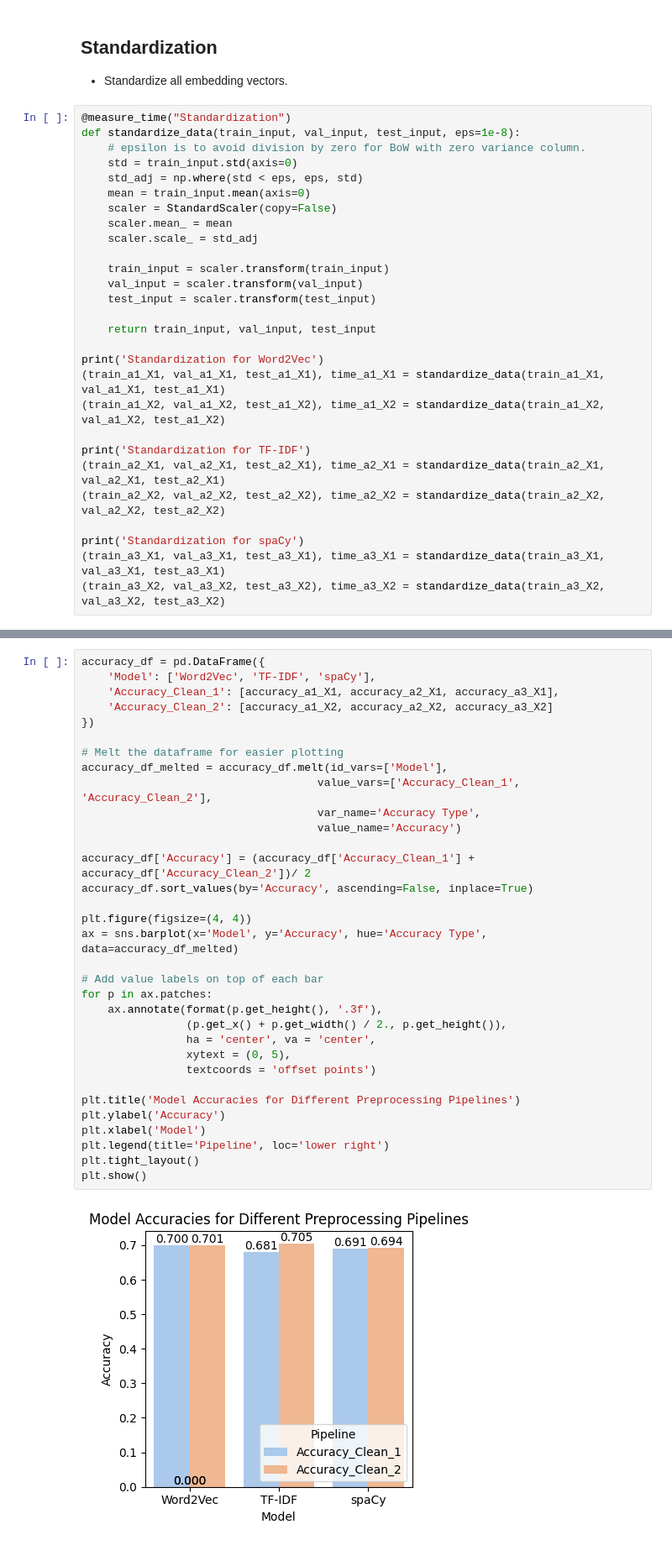
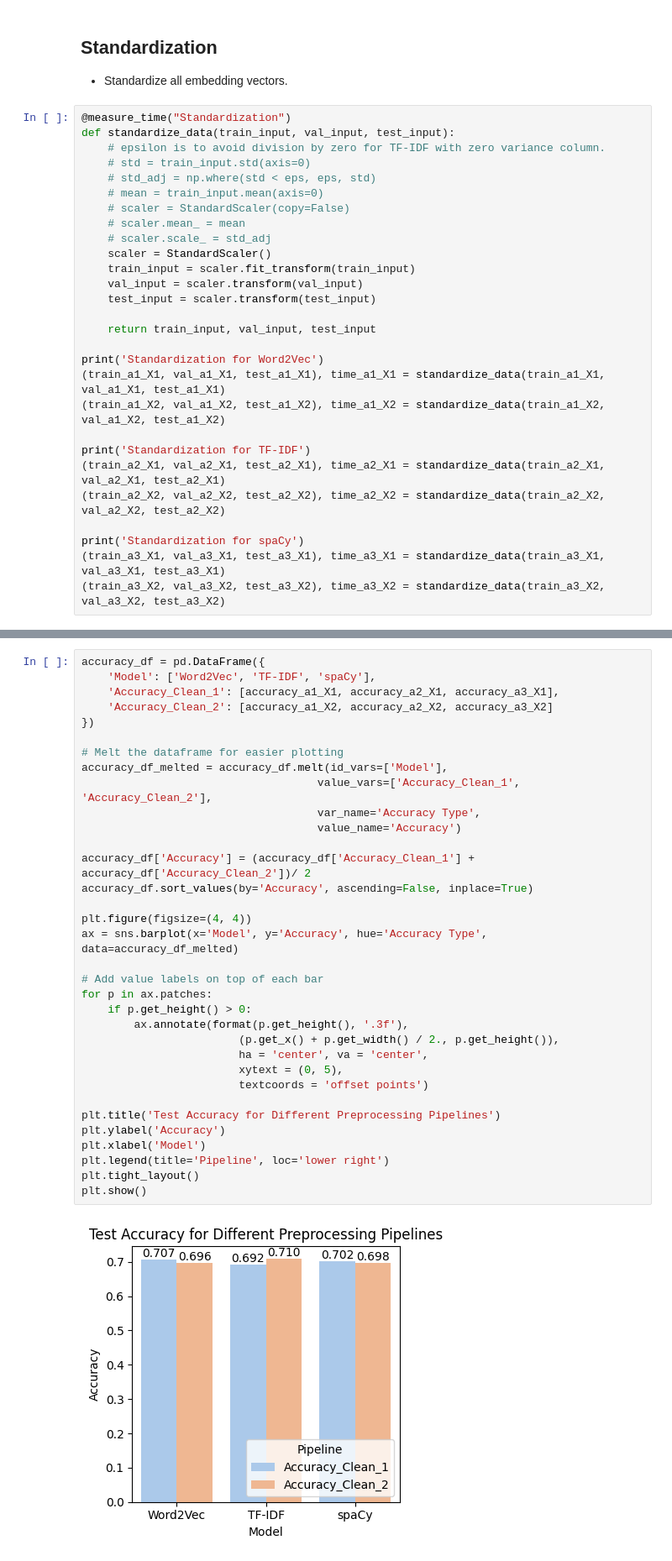
Before and after one commit to innozent/nlp_project1, a Jupyter notebook: Pholsomboon_1254311.ipynb, the cells around one changed output, grey strips where cells are left out. Shown at 84% size. Saved outputs shown, nothing was run; the diff lists cells and outputs as text.

```diff
--- a/Pholsomboon_1254311.ipynb
+++ b/Pholsomboon_1254311.ipynb
@@ -334,16 +338,16 @@ plt.show()
 - Standardize all embedding vectors.
 # %%
 @measure_time("Standardization")
-def standardize_data(train_input, val_input, test_input, eps=1e-8):
-    # epsilon is to avoid division by zero for BoW with zero variance column.
-    std = train_input.std(axis=0)
-    std_adj = np.where(std < eps, eps, std)
-    mean = train_input.mean(axis=0)
-    scaler = StandardScaler(copy=False)
-    scaler.mean_ = mean
-    scaler.scale_ = std_adj
-
-    train_input = scaler.transform(train_input)
+def standardize_data(train_input, val_input, test_input):
+    # epsilon is to avoid division by zero for TF-IDF with zero variance column.
+    # std = train_input.std(axis=0)
+    # std_adj = np.where(std < eps, eps, std)
+    # mean = train_input.mean(axis=0)
+    # scaler = StandardScaler(copy=False)
+    # scaler.mean_ = mean
+    # scaler.scale_ = std_adj
+    scaler = StandardScaler()
+    train_input = scaler.fit_transform(train_input)
     val_input = scaler.transform(val_input)
     test_input = scaler.transform(test_input)
 
@@ -562,38 +579,39 @@ Training model pair              :       5.20 seconds
 # %%
 accuracy_df = pd.DataFrame({
     'Model': ['Word2Vec', 'TF-IDF', 'spaCy'],
     'Accuracy_Clean_1': [accuracy_a1_X1, accuracy_a2_X1, accuracy_a3_X1],
     'Accuracy_Clean_2': [accuracy_a1_X2, accuracy_a2_X2, accuracy_a3_X2]
 })
 
 # Melt the dataframe for easier plotting
 accuracy_df_melted = accuracy_df.melt(id_vars=['Model'],
                                     value_vars=['Accuracy_Clean_1', 'Accuracy_Clean_2'],
                                     var_name='Accuracy Type',
                                     value_name='Accuracy')
 
 accuracy_df['Accuracy'] = (accuracy_df['Accuracy_Clean_1'] + accuracy_df['Accuracy_Clean_2'])/ 2
 accuracy_df.sort_values(by='Accuracy', ascending=False, inplace=True)
 
 plt.figure(figsize=(4, 4))
 ax = sns.barplot(x='Model', y='Accuracy', hue='Accuracy Type', data=accuracy_df_melted)
 
 # Add value labels on top of each bar
 for p in ax.patches:
-    ax.annotate(format(p.get_height(), '.3f'),
-                (p.get_x() + p.get_width() / 2., p.get_height()),
-                ha = 'center', va = 'center',
-                xytext = (0, 5),
-                textcoords = 'offset points')
+    if p.get_height() > 0:
+        ax.annotate(format(p.get_height(), '.3f'),
+                        (p.get_x() + p.get_width() / 2., p.get_height()),
+                        ha = 'center', va = 'center',
+                        xytext = (0, 5),
+                        textcoords = 'offset points')
 
-plt.title('Model Accuracies for Different Preprocessing Pipelines')
+plt.title('Test Accuracy for Different Preprocessing Pipelines')
 plt.ylabel('Accuracy')
 plt.xlabel('Model')
 plt.legend(title='Pipeline', loc='lower right')
 plt.tight_layout()
 plt.show()
 # %% [output]
-[figure, old version]
+[figure, new version]
 # %%
 # Create a DataFrame for loss values
 # First create lists of equal length
```
Also changed, not shown: parts of 13 cells of this notebook, 1 other file.
